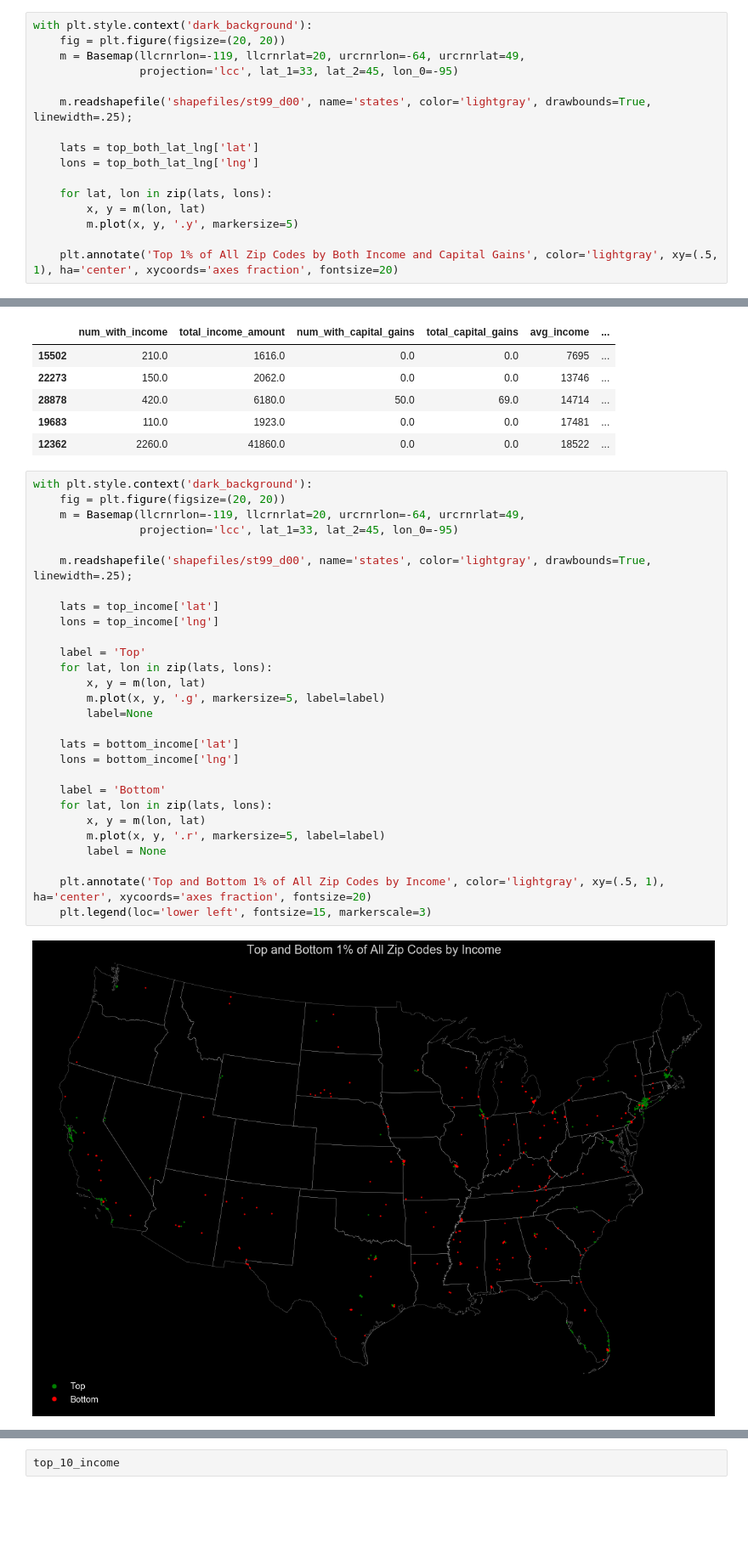
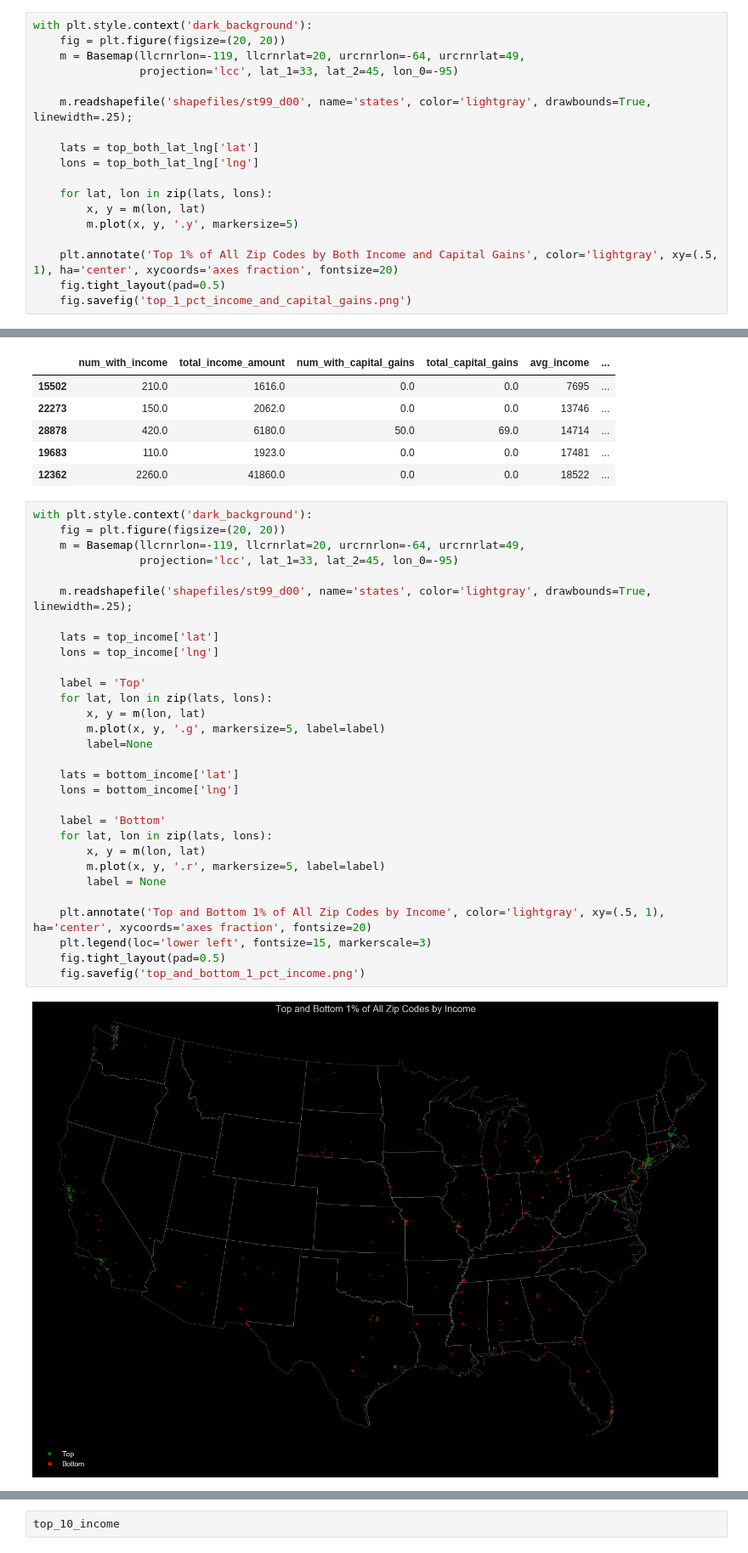
Before and after one commit to bobo333/data-explorations, a Jupyter notebook: chicago_potholes_and_income/Chicago Potholes.ipynb, the cells around one changed output, grey strips where cells are left out. Shown at 85% size. Drawn from its saved outputs; the diff is of its cells as text; blank space fills up the shorter version.

```diff
--- a/chicago_potholes_and_income/Chicago Potholes.ipynb
+++ b/chicago_potholes_and_income/Chicago Potholes.ipynb
@@ -793,4 +796,6 @@ with plt.style.context('dark_background'):
         m.plot(x, y, '.y', markersize=5)
 
     plt.annotate('Top 1% of All Zip Codes by Both Income and Capital Gains', color='lightgray', xy=(.5, 1), ha='center', xycoords='axes fraction', fontsize=20)
+    fig.tight_layout(pad=0.5)
+    fig.savefig('top_1_pct_income_and_capital_gains.png')
 # %% [output]
@@ -842,32 +847,34 @@ bottom_income.head()
 # %%
 with plt.style.context('dark_background'):
     fig = plt.figure(figsize=(20, 20))
     m = Basemap(llcrnrlon=-119, llcrnrlat=20, urcrnrlon=-64, urcrnrlat=49,
                 projection='lcc', lat_1=33, lat_2=45, lon_0=-95)
 
     m.readshapefile('shapefiles/st99_d00', name='states', color='lightgray', drawbounds=True, linewidth=.25);
 
     lats = top_income['lat']
     lons = top_income['lng']
 
     label = 'Top'
     for lat, lon in zip(lats, lons):
         x, y = m(lon, lat)
         m.plot(x, y, '.g', markersize=5, label=label)
         label=None
 
     lats = bottom_income['lat']
     lons = bottom_income['lng']
 
     label = 'Bottom'
     for lat, lon in zip(lats, lons):
         x, y = m(lon, lat)
         m.plot(x, y, '.r', markersize=5, label=label)
         label = None
 
     plt.annotate('Top and Bottom 1% of All Zip Codes by Income', color='lightgray', xy=(.5, 1), ha='center', xycoords='axes fraction', fontsize=20)
     plt.legend(loc='lower left', fontsize=15, markerscale=3)
+    fig.tight_layout(pad=0.5)
+    fig.savefig('top_and_bottom_1_pct_income.png')
 # %% [output]
-[figure, old version]
+[figure, new version]
 # %%
 top_10_income = zip_code_with_ltln.sort_values('avg_income', ascending=False).iloc[:10]
```
Also changed, not shown: parts of 6 cells of this notebook.
